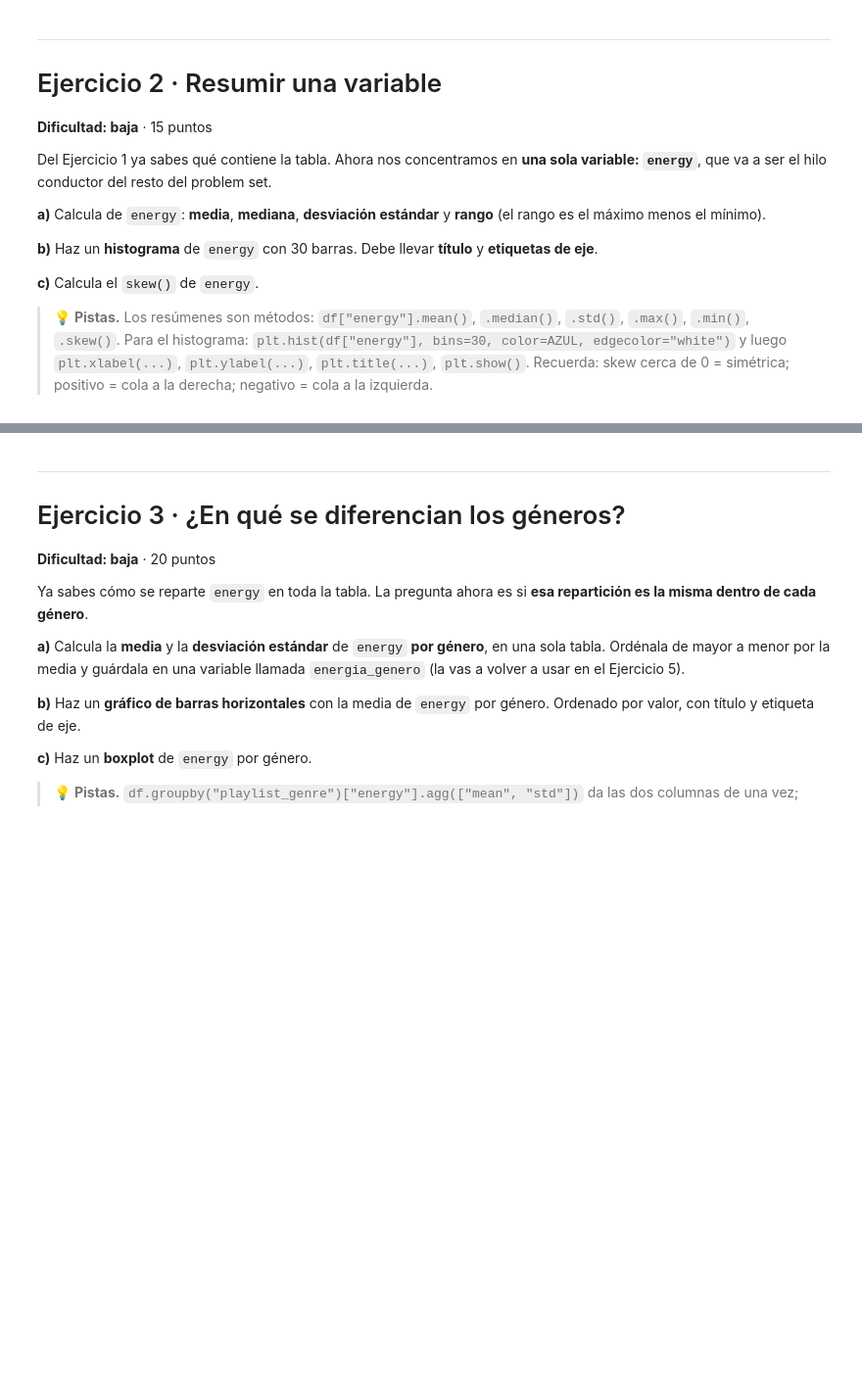
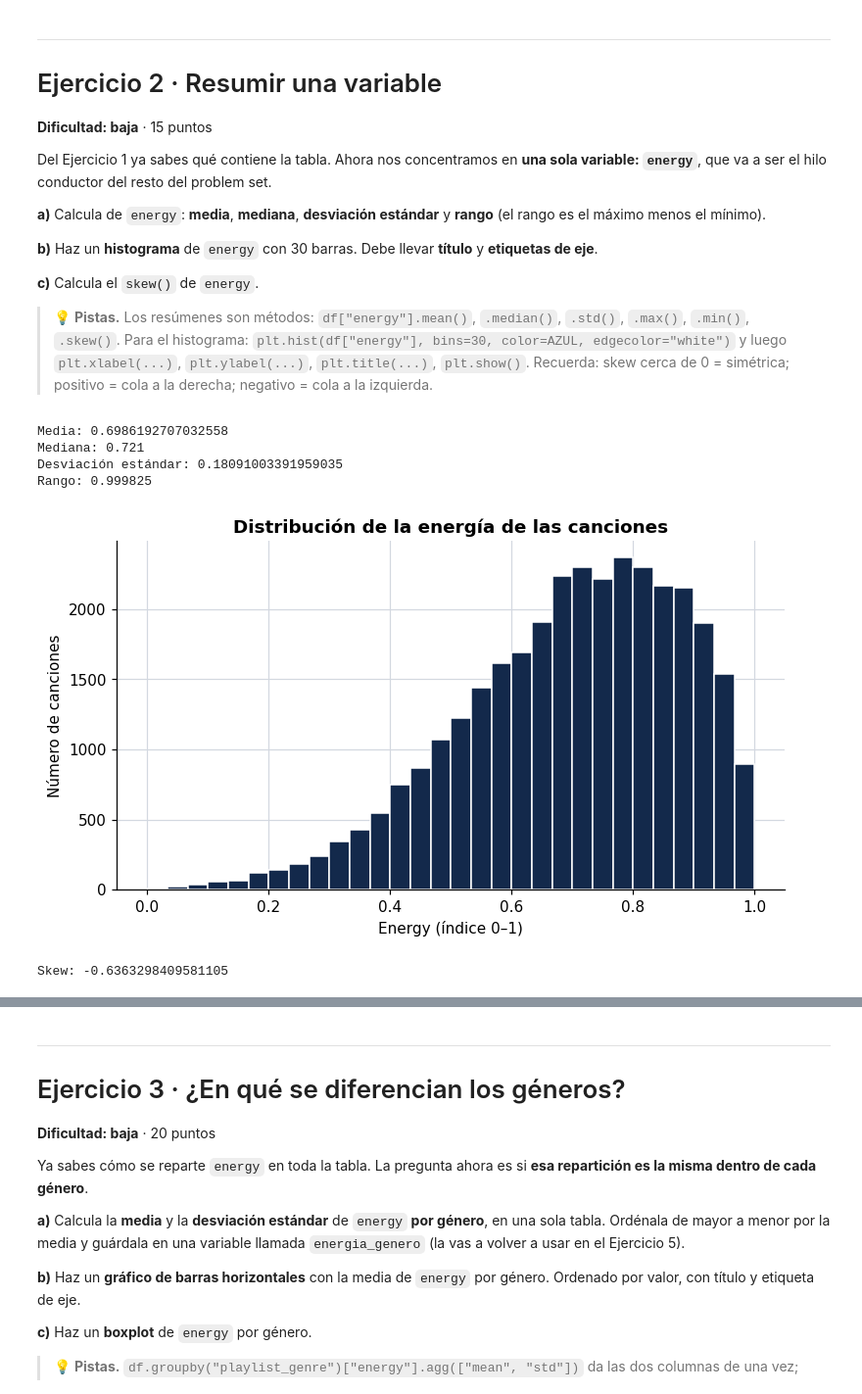
Before and after one commit to reivaj3115/Introduccion_ciencia_datos, a Jupyter notebook: S100_PS1_Martinez.ipynb, the cells around one changed output, grey strips where cells are left out. Shown at 98% size. Saved outputs shown, nothing was run; the diff lists cells and outputs as text; code cells hidden in the pictures; blank space fills up the shorter version.

```diff
--- a/S100_PS1_Martinez.ipynb
+++ b/S100_PS1_Martinez.ipynb
@@ -82,7 +77,7 @@ plt.rcParams.update({"figure.figsize": (8, 4.2), "figure.dpi": 110,
                      "axes.grid": True, "axes.axisbelow": True,
                      "grid.color": "#D3D8E0", "axes.titleweight": "bold", "font.size": 10})
 
-df = pd.read_csv("/content/drive/MyDrive/S100/03_clase/datos/spotify_songs.csv")
+df = pd.read_csv("https://raw.githubusercontent.com/reivaj3115/Introduccion_ciencia_datos/main/spotify_songs.csv")
 
 # La duración viene en milisegundos: la pasamos a minutos, que sí se puede interpretar.
 df["duration_min"] = df["duration_ms"] / 60000
@@ -210,11 +207,37 @@ Del Ejercicio 1 ya sabes qué contiene la tabla. Ahora nos concentramos en **una
 # %%
 # a) Media, mediana, desviación estándar y rango de energy
 
+media_energy = df["energy"].mean()
+mediana_energy = df["energy"].median()
+devstd_energy = df["energy"].std()
+rango_energy = df["energy"].max() - df["energy"].min()
 
-# b) Histograma
-
-
-# c) Asimetría
+print("Media:", media_energy)
+print("Mediana:", mediana_energy)
+print("Desviación estándar:", devstd_energy)
+print("Rango:", rango_energy)
+# %% [output]
+Media: 0.6986192707032558
+Mediana: 0.721
+Desviación estándar: 0.18091003391959035
+Rango: 0.999825
+# %%
+# b) Histograma
+plt.hist(df["energy"], bins=30, color=AZUL, edgecolor="white")
+
+plt.xlabel("Energy (índice 0–1)")
+plt.ylabel("Número de canciones")
+plt.title("Distribución de la energía de las canciones")
+
+plt.show()
+# %% [output]
+[figure, added]
+# %%
+# c) Asimetría
+skew_energy = df["energy"].skew()
+print("Skew:", skew_energy)
+# %% [output]
+Skew: -0.6363298409581105
 # %% [markdown]
 ### 📝 Tu respuesta — Ejercicio 2
 
```
Also changed, not shown: parts of 3 cells of this notebook.
